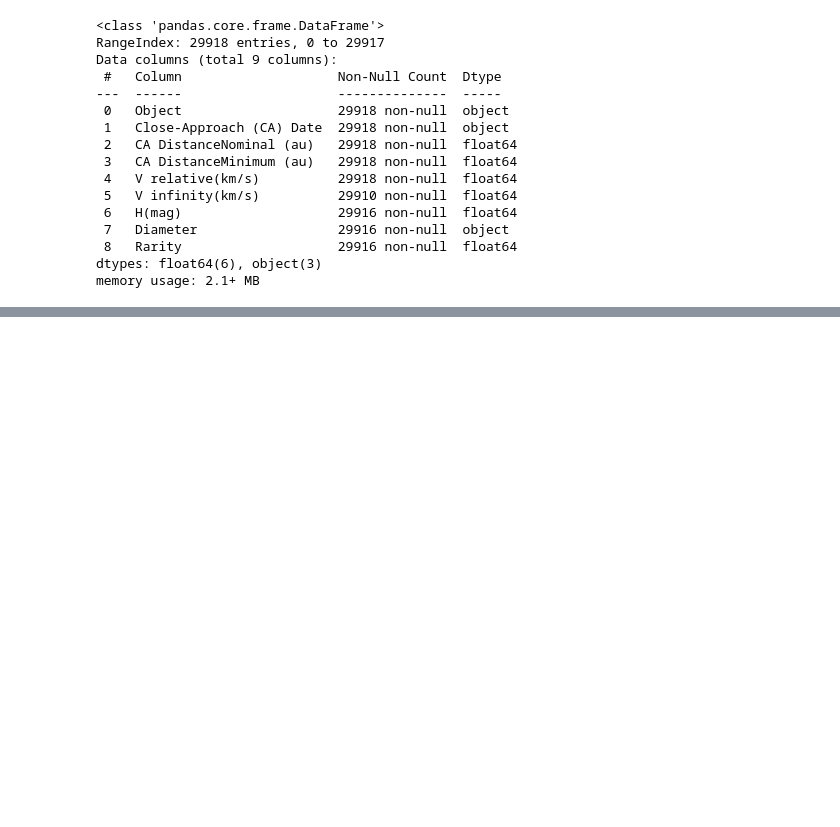
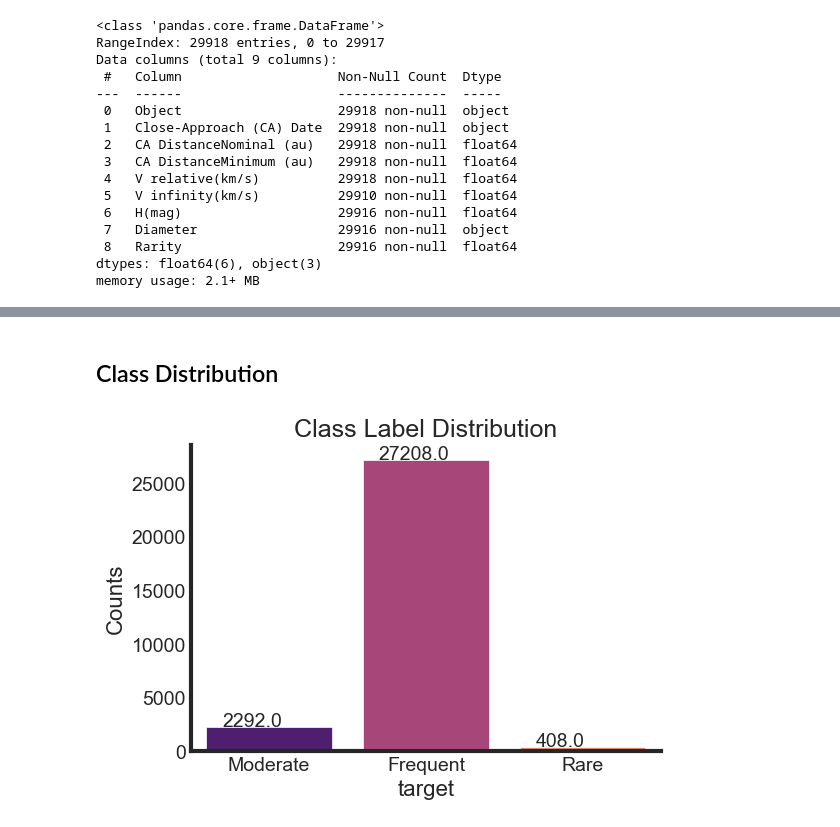
Before and after one commit to ejazahmed97/Pridecting-Rarity-of-NEO, a Jupyter notebook: rarity prediction.ipynb, the cells around one changed output, grey strips where cells are left out. Saved outputs shown, nothing was run; the diff lists cells and outputs as text; code cells hidden in the pictures; blank space fills up the shorter version.

```diff
--- a/rarity prediction.ipynb
+++ b/rarity prediction.ipynb
@@ -76,0 +76,2 @@ memory usage: 2.1+ MB
+# %%
+df=df.dropna(axis=0)
@@ -76,0 +216,15 @@ memory usage: 2.1+ MB
+# %% [markdown]
+## Class Distribution
+# %%
+# Seaborn Library
+sns.set_style("white")
+g = sns.catplot(x="Rarity", data=df, kind="count",
+                   palette="magma", height=4, aspect=1.5)
+g.ax.xaxis.set_label_text("target",fontdict= {'size':16})
+g.ax.yaxis.set_label_text("Counts", fontdict= {'size':16})
+g.ax.set_title("Class Label Distribution",fontdict= {'size':18})
+# to get the counts on the top heads of the bar
+for p in g.ax.patches:
+    g.ax.annotate((p.get_height()), (p.get_x()+0.1, p.get_height()+20))
+# %% [output]
+[figure, added]
```
Also changed, not shown: parts of 32 cells of this notebook.
